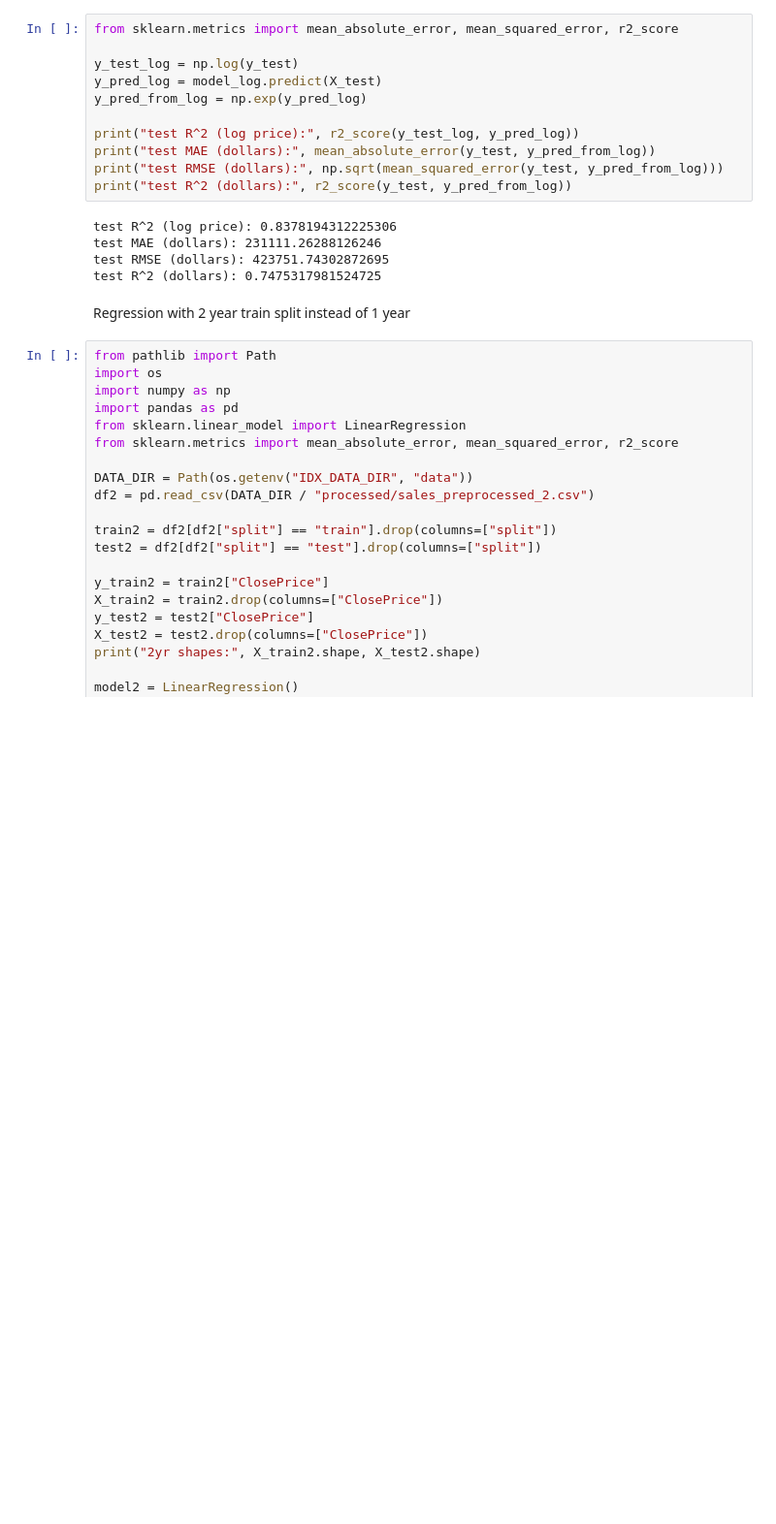
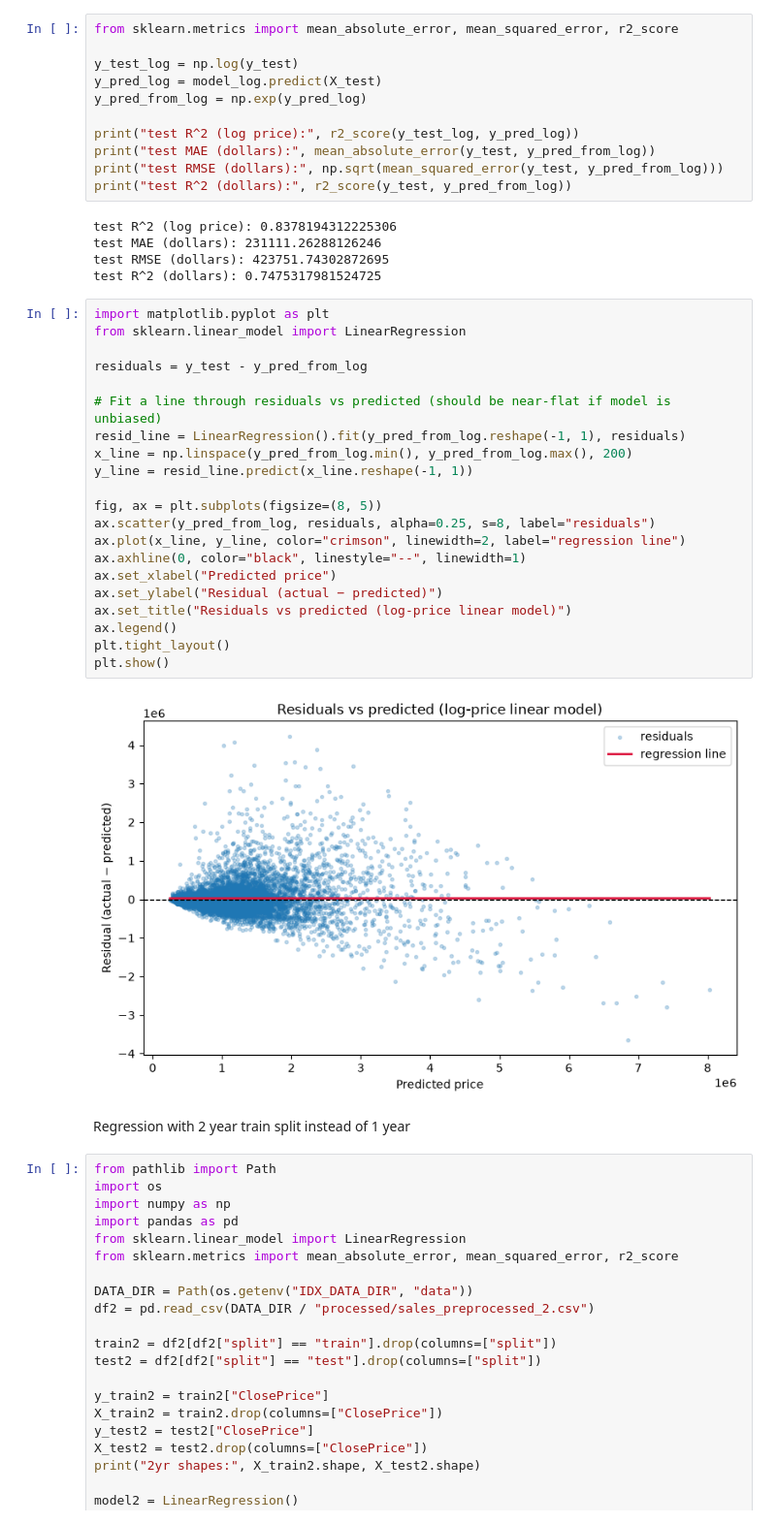
Before and after one commit to JustSahil-S/IDX-Exchange-Data-Science, a Jupyter notebook: 03_baseline_model.ipynb, the cells around one changed output. Shown at 97% size. Cells and saved outputs as stored; diff of their text form; blank space fills up the shorter version.

```diff
--- a/03_baseline_model.ipynb
+++ b/03_baseline_model.ipynb
@@ -72,6 +72,29 @@ test R^2 (log price): 0.8378194312225306
 test MAE (dollars): 231111.26288126246
 test RMSE (dollars): 423751.74302872695
 test R^2 (dollars): 0.7475317981524725
+# %%
+import matplotlib.pyplot as plt
+from sklearn.linear_model import LinearRegression
+
+residuals = y_test - y_pred_from_log
+
+# Fit a line through residuals vs predicted (should be near-flat if model is unbiased)
+resid_line = LinearRegression().fit(y_pred_from_log.reshape(-1, 1), residuals)
+x_line = np.linspace(y_pred_from_log.min(), y_pred_from_log.max(), 200)
+y_line = resid_line.predict(x_line.reshape(-1, 1))
+
+fig, ax = plt.subplots(figsize=(8, 5))
+ax.scatter(y_pred_from_log, residuals, alpha=0.25, s=8, label="residuals")
+ax.plot(x_line, y_line, color="crimson", linewidth=2, label="regression line")
+ax.axhline(0, color="black", linestyle="--", linewidth=1)
+ax.set_xlabel("Predicted price")
+ax.set_ylabel("Residual (actual − predicted)")
+ax.set_title("Residuals vs predicted (log-price linear model)")
+ax.legend()
+plt.tight_layout()
+plt.show()
+# %% [output]
+[figure, added]
 # %% [markdown]
 Regression with 2 year train split instead of 1 year
 # %%
```
Also changed, not shown: 2 other files.
